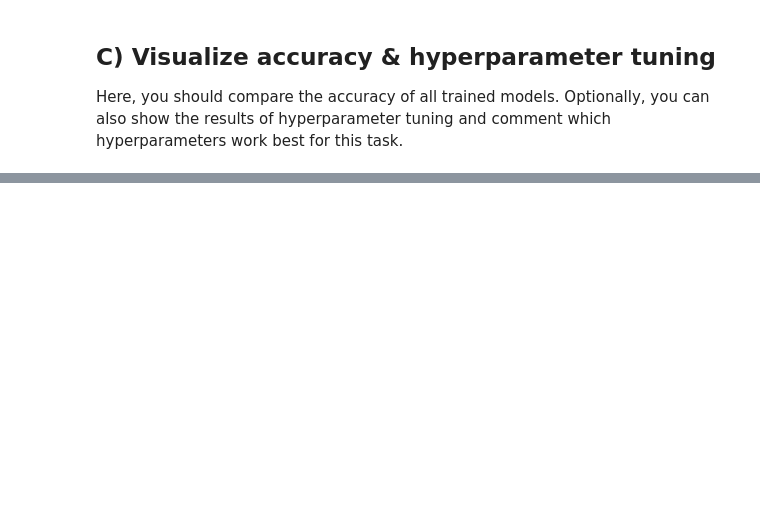
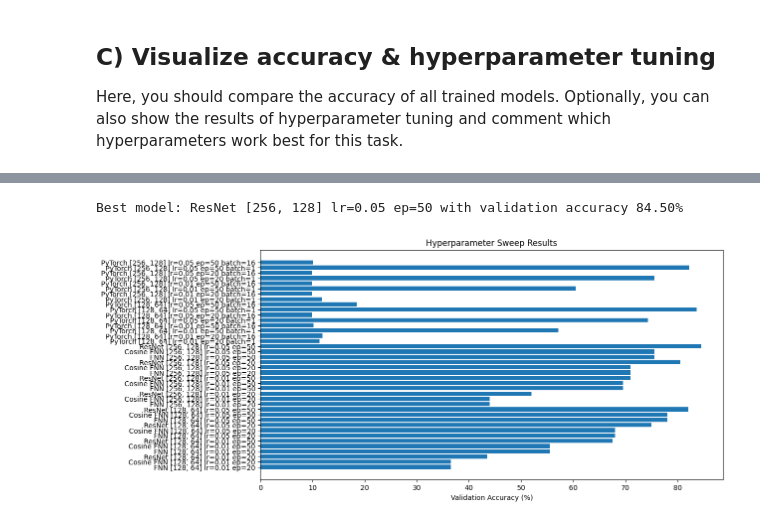
Before and after one commit to hertie-data-science-lab/assignment-1-ps_1_c, a Jupyter notebook: MNIST_classification.ipynb, the cells around one changed output, grey strips where cells are left out. Drawn from its saved outputs; the diff is of its cells as text; code cells hidden in the pictures; blank space fills up the shorter version.

```diff
--- a/MNIST_classification.ipynb
+++ b/MNIST_classification.ipynb
@@ -251,0 +303,13 @@ plt.show()
+# %%
+batch_sizes = [1, 16]
+
+for hidden in fnn_hiddens:
+    for lr in learning_rates:
+        for ep in epochs_list:
+            for batch in batch_sizes:
+                torch_nn = TorchNetwork(sizes=[784]+hidden+[10], learning_rate=lr, epochs=ep)
+                train_loader = torch.utils.data.DataLoader(train_set, batch_size=batch)
+                val_loader = torch.utils.data.DataLoader(val_set, batch_size=batch)
+                torch_nn.fit(train_loader, val_loader)
+                acc = torch_nn.compute_accuracy(val_loader)
+                results[f"PyTorch {hidden} lr={lr} ep={ep} batch={batch}"] = acc
@@ -251,0 +355,16 @@ plt.show()
+# %%
+best_model = max(results, key=results.get)
+print(f"Best model: {best_model} with validation accuracy {results[best_model]*100:.2f}%")
+# %% [output]
+Best model: ResNet [256, 128] lr=0.05 ep=50 with validation accuracy 84.50%
+# %%
+models = list(results.keys())
+accs = [v*100 for v in results.values()]
+
+plt.figure(figsize=(12,6))
+plt.barh(models, accs)
+plt.xlabel("Validation Accuracy (%)")
+plt.title("Hyperparameter Sweep Results")
+plt.show()
+# %% [output]
+[figure, added]
```
Also changed, not shown: parts of 12 cells of this notebook.
